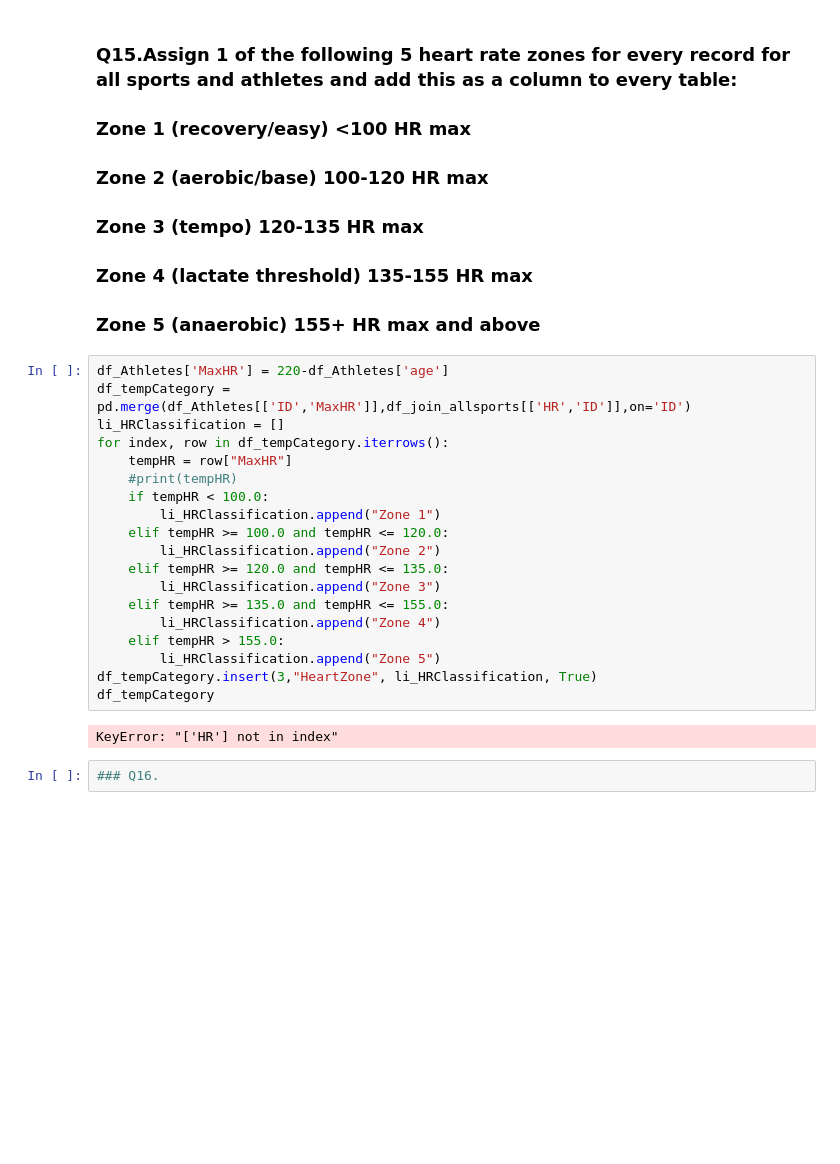
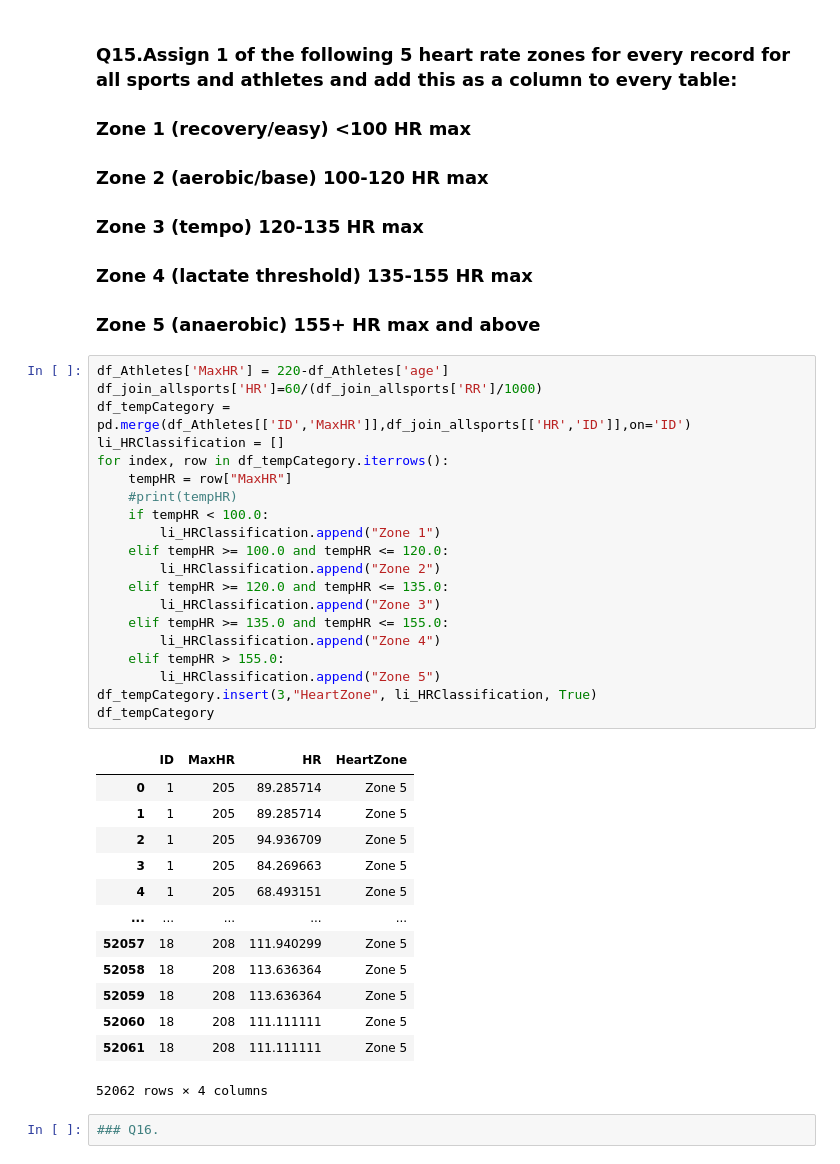
Before and after one commit to KousalyaThiruvarasamoorthy/Team5_HackPanthers_PythonHackathon_Aug24, a Jupyter notebook: Team5_HackPanthers_Main80Questions.ipynb, the cells around one changed output. Drawn from its saved outputs; the diff is of its cells as text; blank space fills up the shorter version.

```diff
--- a/Team5_HackPanthers_Main80Questions.ipynb
+++ b/Team5_HackPanthers_Main80Questions.ipynb
@@ -58,25 +58,38 @@ df_join_allsports_excel
 ### Zone 5 (anaerobic)        155+ HR max and above
 # %%
 df_Athletes['MaxHR'] = 220-df_Athletes['age']
+df_join_allsports['HR']=60/(df_join_allsports['RR']/1000)
 df_tempCategory = pd.merge(df_Athletes[['ID','MaxHR']],df_join_allsports[['HR','ID']],on='ID')
 li_HRClassification = []
 for index, row in df_tempCategory.iterrows():
     tempHR = row["MaxHR"]
     #print(tempHR)
     if tempHR < 100.0:
         li_HRClassification.append("Zone 1")
     elif tempHR >= 100.0 and tempHR <= 120.0:
         li_HRClassification.append("Zone 2")
     elif tempHR >= 120.0 and tempHR <= 135.0:
         li_HRClassification.append("Zone 3")
     elif tempHR >= 135.0 and tempHR <= 155.0:
         li_HRClassification.append("Zone 4")
     elif tempHR > 155.0:
         li_HRClassification.append("Zone 5")
 df_tempCategory.insert(3,"HeartZone", li_HRClassification, True)
 df_tempCategory
 # %% [output]
+|  | ID | MaxHR | HR | HeartZone |
+| 0 | 1 | 205 | 89.285714 | Zone 5 |
+| 1 | 1 | 205 | 89.285714 | Zone 5 |
+| 2 | 1 | 205 | 94.936709 | Zone 5 |
+| 3 | 1 | 205 | 84.269663 | Zone 5 |
+| 4 | 1 | 205 | 68.493151 | Zone 5 |
+| ... | ... | ... | ... | ... |
+| 52057 | 18 | 208 | 111.940299 | Zone 5 |
+| 52058 | 18 | 208 | 113.636364 | Zone 5 |
+| 52059 | 18 | 208 | 113.636364 | Zone 5 |
+| 52060 | 18 | 208 | 111.111111 | Zone 5 |
+| 52061 | 18 | 208 | 111.111111 | Zone 5 |
-KeyError: "['HR'] not in index"
+52062 rows × 4 columns
 # %%
 ### Q16.
 # %%
```
